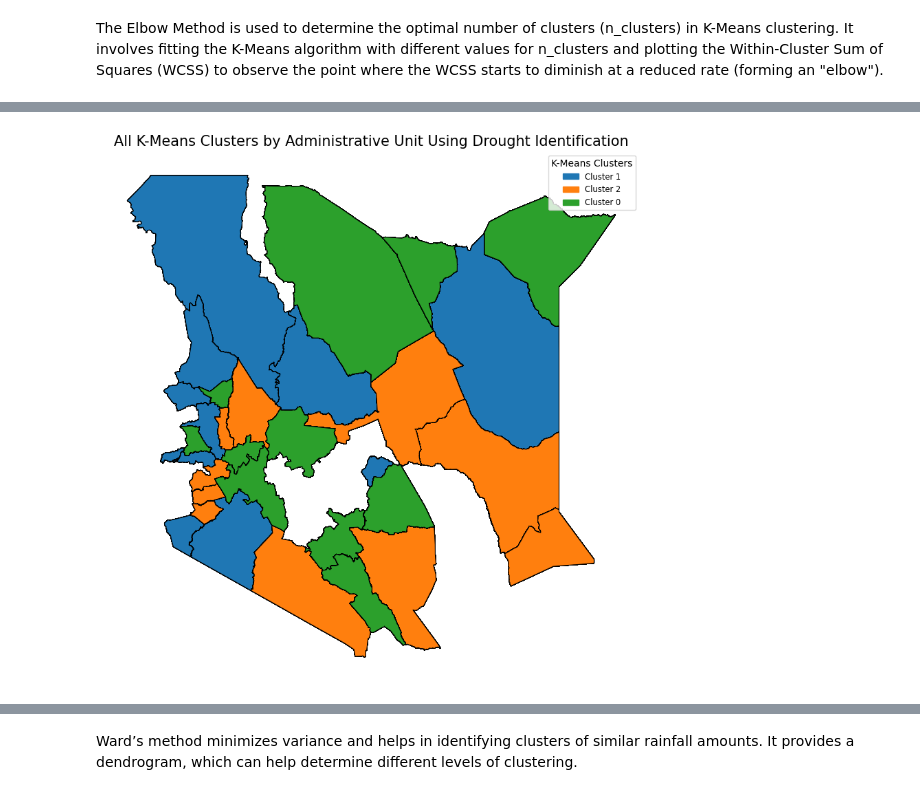
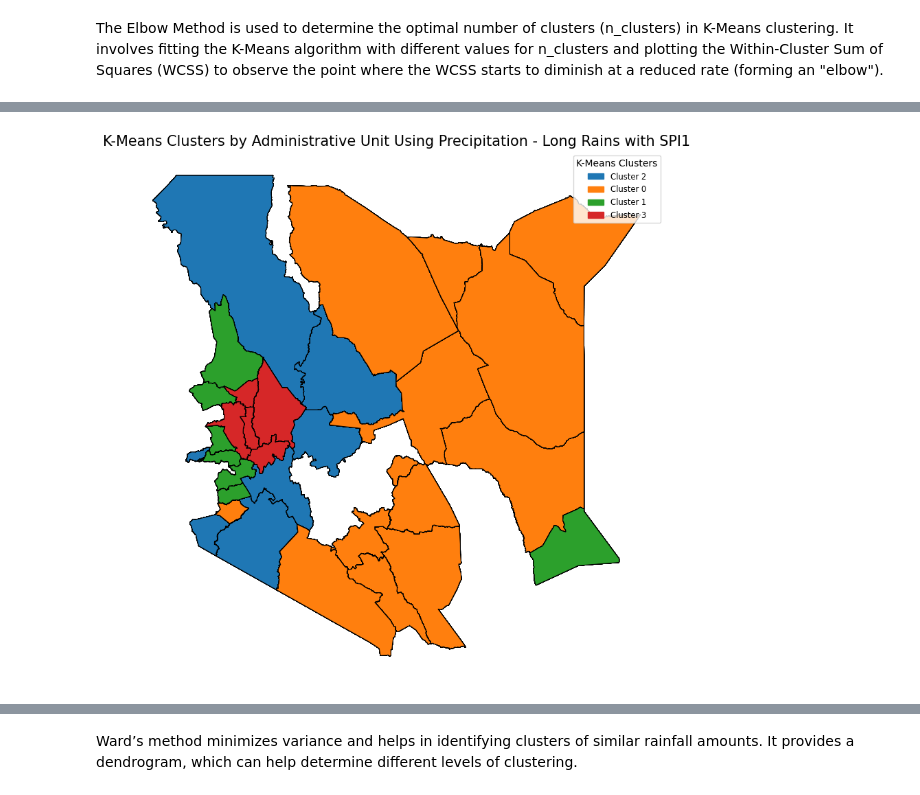
Before and after one commit to nitinmagima/KenyaDroughtAnalysis, a Jupyter notebook: kenyadrought_admin2.ipynb, the cells around one changed output, grey strips where cells are left out. Drawn from its saved outputs; the diff is of its cells as text; code cells hidden in the pictures.

Commit message:
updated clustering
Removed admin2 from feature vector. Created separate datasets based on season and SPI

```diff
--- a/kenyadrought_admin2.ipynb
+++ b/kenyadrought_admin2.ipynb
@@ -1873,0 +2276,9 @@ memory usage: 86.2+ KB
+# %%
+# Populate the binary matrix: For each region, mark '1' in the years when it experienced a drought
+for i, row in df.iterrows():
+    admin = row['admin2_name']
+    for year in range(row['start_year'], row['end_year'] + 1):
+        if year in binary_matrix.columns:
+            binary_matrix.at[admin, year] = 1
+
+binary_matrix
@@ -1874 +2304,5 @@ memory usage: 86.2+ KB
+# %%
+# Combine the binary matrix with Drought Duration, Severity, and Intensity
+df_drought_metrics = df[['admin2_name', 'Drought Duration', 'Drought Severity', 'Drought Intensity']]
+df_combined = df_drought_metrics.merge(binary_matrix, left_on='admin2_name', right_index=True)
 # %% [markdown]
@@ -1996,10 +2341,10 @@ plt.show()
 # %%
 # Choose the optimal number of components based on the plot
-optimal_n_components = 3  # This value should be adjusted based on the plot
+optimal_n_components = 12  # This value should be adjusted based on the plot
 
 # Apply PCA with the optimal number of components
 pca_optimized = PCA(n_components=optimal_n_components)
-reduced_features = pca_optimized.fit_transform(feature_vector)
+reduced_features = pca_optimized.fit_transform(df)
 
 # Print the shape of the reduced feature set
 print(f"Reduced Feature Set Shape: {reduced_features.shape}")
@@ -2040,6 +2368,6 @@ plt.show()
 # %%
 # Define the number of clusters (determined using the Elbow Method or chosen directly)
-n_clusters = 3
+n_clusters = 4
 kmeans = KMeans(n_clusters=n_clusters, random_state=42)
 kmeans.fit(reduced_features)
 
@@ -2070,67 +2398,14 @@ DataFrame with K-Means cluster assignments:
 # %%
 # Visualization of K-Means Clustering Results
+
+# Reattach 'admin2_name' to the PCA-transformed DataFrame
+df['admin2_name'] = admin2_names.values
 
 # Create the GeoDataFrame by merging the drought metrics DataFrame with the geospatial data
 drought_gdf = admin_boundaries.merge(df, left_on='ADM2_NAME', right_on='admin2_name')
 
-# Function to plot a geospatial map showing all K-Means clusters with a legend
-def plot_all_geospatial_kmeans_clusters_with_legend():
-    """
-    Plots a static geospatial map showing all K-Means clusters with each cluster in a different color.
-    Includes a legend to identify each cluster.
-    """
-    # Check if the 'cluster' column exists in the GeoDataFrame
-    if 'cluster' not in drought_gdf.columns:
-        print(f"Error: The column 'cluster' does not exist in the GeoDataFrame.")
-        return
-
-    # Set up the figure and axis
-    fig, ax = plt.subplots(figsize=(12, 10))
-
-    # Plot the entire GeoDataFrame with a default color (to show background regions)
-    drought_gdf.plot(
-        color='lightgrey',  # Default color for non-clustered regions
-        linewidth=0.5,      # Line width for boundaries
-        ax=ax,              # Axis to plot on
-        edgecolor='black'   # Edge color
-    )
-
-    # Get unique clusters
-    unique_clusters = drought_gdf['cluster'].unique()
-
-    # Generate distinct colors using Tableau Colors (a set of distinct colors provided by matplotlib)
-    distinct_colors = list(mcolors.TABLEAU_COLORS.values())
-    if len(unique_clusters) > len(distinct_colors):
-        # If there are more clusters than available distinct colors, repeat the color set
-        distinct_colors = distinct_colors * (len(unique_clusters) // len(distinct_colors) + 1)
-
-    # Create a list to hold legend entries
-    legend_patches = []
-
-    # Plot each cluster with a different color
-    for idx, cluster_label in enumerate(unique_clusters):
-        color = distinct_colors[idx]  # Get a distinct color for the current cluster
-        drought_gdf[drought_gdf['cluster'] == cluster_label].plot(
-            color=color,         # Color for the current cluster
-            linewidth=0.8,       # Line width for boundaries
-            ax=ax,               # Axis to plot on
-            edgecolor='black'    # Edge color
-        )
-        # Add an entry to the legend
-        legend_patches.append(mpatches.Patch(color=color, label=f'Cluster {cluster_label}'))
-
-    # Add the legend to the plot
-    plt.legend(handles=legend_patches, title="K-Means Clusters", loc='upper right', fontsize='small', title_fontsize='medium')
-
-    # Customize the title and remove axis
-    plt.title('All K-Means Clusters by Administrative Unit Using Drought Identification', fontsize=15)
-    plt.axis('off')
-
-    # Display the map
-    plt.show()
-
 # Call the function to plot all K-Means clusters with a legend
-plot_all_geospatial_kmeans_clusters_with_legend()
+plot_all_geospatial_kmeans_clusters_with_legend("Long Rains with SPI1")
 # %% [output]
-[figure, old version]
+[figure, new version]
 # %% [markdown]
```
Also changed, not shown: parts of 152 cells of this notebook, 1 other file.
